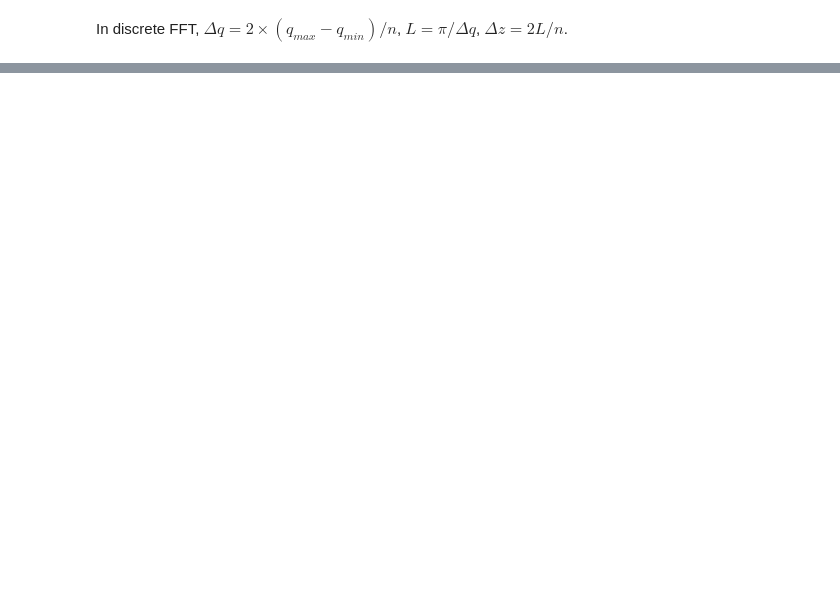
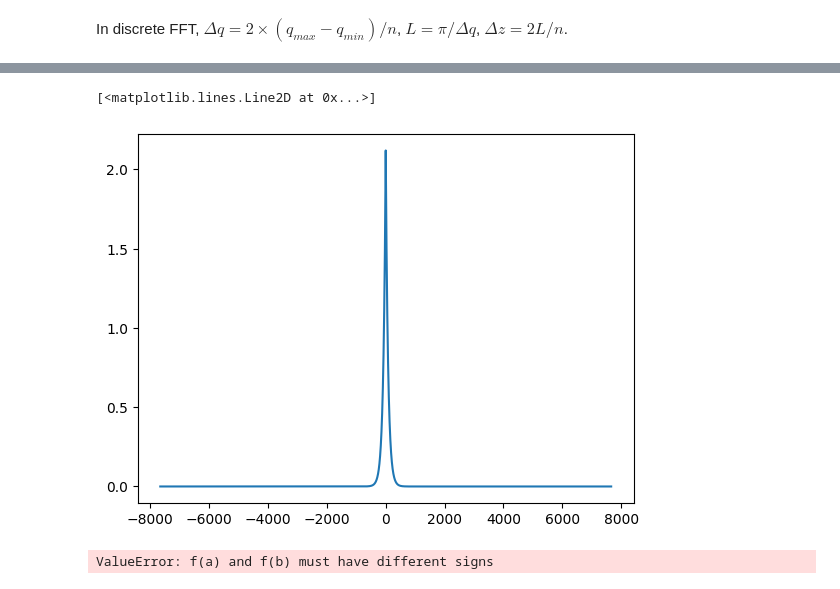
Before and after one commit to ClaudioQTM/2D_array, a Jupyter notebook: src/W_state/W_state_FFT.ipynb, the cells around one changed output, grey strips where cells are left out. Cells and saved outputs as stored; diff of their text form; code cells hidden in the pictures; blank space fills up the shorter version.

```diff
--- a/src/W_state/W_state_FFT.ipynb
+++ b/src/W_state/W_state_FFT.ipynb
@@ -264,0 +351,36 @@ plt.show()
+# %%
+import matplotlib.pyplot as plt
+plt.plot(z_grid[keep][plot_idx], np.abs(value_grid_ifft[keep][plot_idx]))
+# %% [output]
+[<matplotlib.lines.Line2D at 0x...>]
+[figure, added]
+# %%
+def pole_loc(r_para, p_para, E1, E, Q_para, lattice, sigma_func_period):
+
+    s_para = BZ_proj(Q_para - r_para, lattice)
+    # eigenvalue of this W state
+    tt = t_reg(p_para, E1, lattice, sigma_func_period) * t_reg(
+        BZ_proj(Q_para - p_para, lattice), E - E1, lattice, sigma_func_period
+    )
+
+    def _denom(q):
+        Kz = solve_Kz(q, E, r_para, Q_para, lattice)
+        rz = Kz / 2 + q
+        Et = np.sqrt(np.linalg.norm(r_para) ** 2 + rz**2)
+        D1 = Et - lattice.omega_e - sigma_func_period(r_para[0], r_para[1])
+        D2 = E - Et - lattice.omega_e - sigma_func_period(s_para[0], s_para[1])
+        return D1 * D2 * (
+            t_reg(r_para, Et, lattice, sigma_func_period)
+            * t_reg(s_para, E - Et, lattice, sigma_func_period)
+            - tt
+        )
+
+    q_min, q_max = q_bounds(E, r_para, Q_para, lattice)
+
+    return brentq(_denom, q_min, q_max)
+
+
+
+pole_loc(r_para, p_para, 204/2, E, Q_para, square_lattice, sigma_func_period)
+# %% [output]
+ValueError: f(a) and f(b) must have different signs
```
Also changed, not shown: parts of 6 cells of this notebook, 1 other file.
